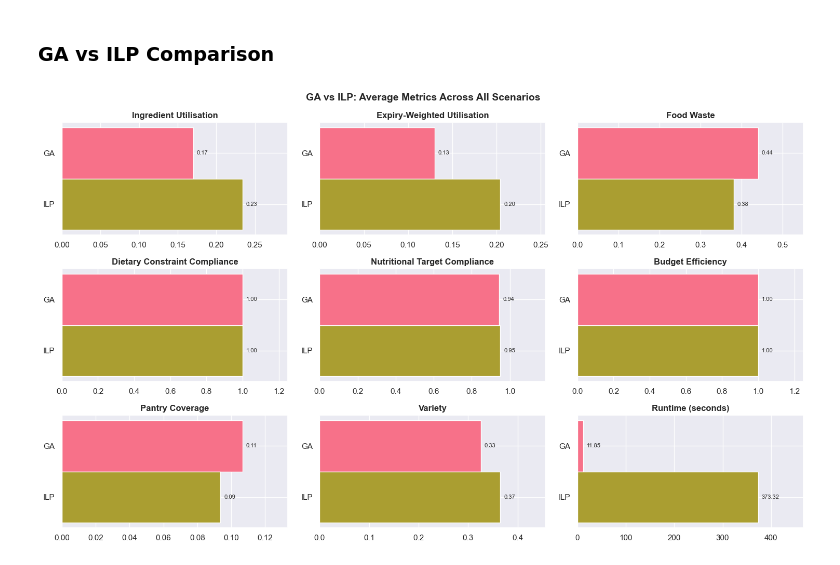
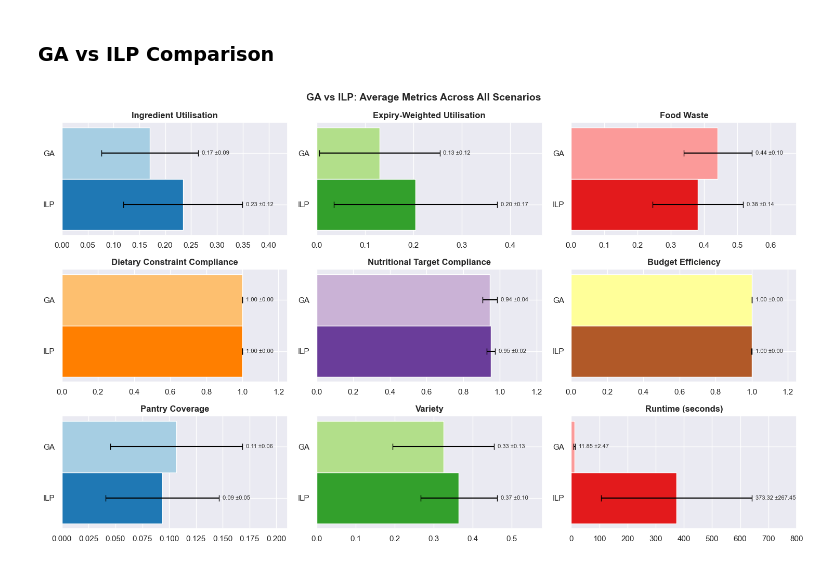
Before and after one commit to shappadappa/ICT3909-FYP, a Jupyter notebook: engines/evaluation/evaluation.ipynb, the cells around one changed output. Drawn from its saved outputs; the diff is of its cells as text; code cells hidden in the pictures.

Commit message:
better average metrics reporting

```diff
--- a/engines/evaluation/evaluation.ipynb
+++ b/engines/evaluation/evaluation.ipynb
@@ -831,0 +842,13 @@ for planner_name, count in planner_scenario_counts.items():
+# %%
+average_metrics = {}
+
+for planner_metric, values in all_planner_metrics.items():
+    planner_name, metric_key = planner_metric
+    mean = values.mean()
+    std = np.std(values)
+
+    if planner_name not in average_metrics:
+        average_metrics[planner_name] = {}
+
+    average_metrics[planner_name][metric_key] = mean
+    average_metrics[planner_name][f"{metric_key[:-5]}_std"] = std
@@ -886,36 +947,60 @@ n_metrics = len(metric_keys)
 n_cols = 3
 n_rows = (n_metrics + n_cols - 1) // n_cols
 
+ga_ilp_palette = sns.color_palette("Paired", n_metrics * 2)
+ga_colours = [ga_ilp_palette[i * 2] for i in range(n_metrics)]
+ilp_colours = [ga_ilp_palette[i * 2 + 1] for i in range(n_metrics)]
+
 fig, axes = plt.subplots(n_rows, n_cols, figsize=(15, n_rows * 3))
 
 height = 0.35
 
 for i, (metric_key, metric_label) in enumerate(zip(metric_keys, metric_labels)):
     ax = axes.flat[i]
 
+    std_key = metric_key[:-5] + "_std"
+
     ga_val = ga_metrics[metric_key]
     ilp_val = ilp_metrics[metric_key]
+    ga_std = ga_metrics.get(std_key, 0)
+    ilp_std = ilp_metrics.get(std_key, 0)
 
-    bar_ga = ax.barh(height / 2, ga_val, height, label="GA", color=colours[0])
-    bar_ilp = ax.barh(-height / 2, ilp_val, height, label="ILP", color=colours[5])
+    ax.barh(
+        height / 2,
+        ga_val,
+        height,
+        label="GA",
+        color=ga_colours[i],
+        xerr=ga_std,
+        error_kw={"capsize": 4, "elinewidth": 1.5, "ecolor": "black"},
+    )
+    ax.barh(
+        -height / 2,
+        ilp_val,
+        height,
+        label="ILP",
+        color=ilp_colours[i],
+        xerr=ilp_std,
+        error_kw={"capsize": 4, "elinewidth": 1.5, "ecolor": "black"},
+    )
 
-    max_val = max(ga_val, ilp_val)
+    max_val = max(ga_val + ga_std, ilp_val + ilp_std)
     offset = max_val * 0.02
 
-    ax.text(ga_val + offset, height / 2, f"{ga_val:.2f}", va="center", fontsize=8)
-    ax.text(ilp_val + offset, -height / 2, f"{ilp_val:.2f}", va="center", fontsize=8)
+    ax.text(ga_val + ga_std + offset, height / 2, f"{ga_val:.2f} ±{ga_std:.2f}", va="center", fontsize=8)
+    ax.text(ilp_val + ilp_std + offset, -height / 2, f"{ilp_val:.2f} ±{ilp_std:.2f}", va="center", fontsize=8)
 
     ax.set_xlim(0, max_val * 1.25)
     ax.set_yticks([height / 2, -height / 2])
     ax.set_yticklabels(["GA", "ILP"])
     ax.set_title(metric_label, fontweight="bold")
 
 # hide any unused subplots
 for j in range(n_metrics, n_rows * n_cols):
     axes.flat[j].set_visible(False)
 
 fig.suptitle("GA vs ILP: Average Metrics Across All Scenarios", fontsize=14, fontweight="bold")
 plt.tight_layout()
 plt.show()
 # %% [output]
-[figure, old version]
+[figure, new version]
```
Also changed, not shown: parts of 17 cells of this notebook, 3 other files.
